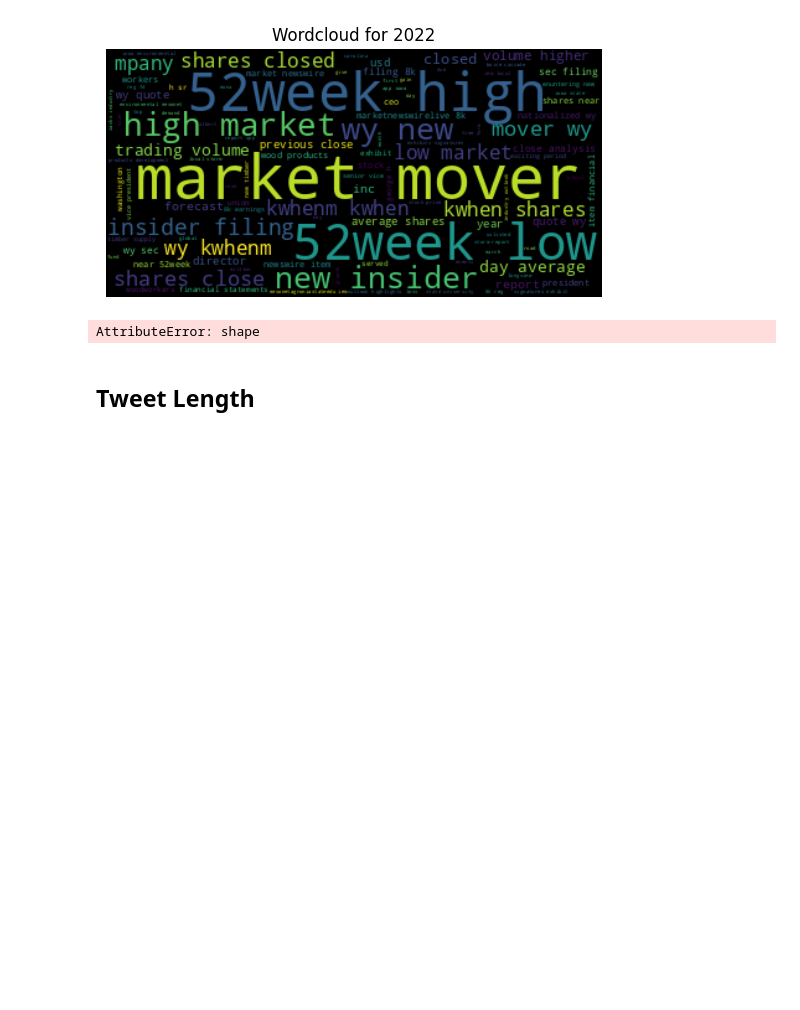
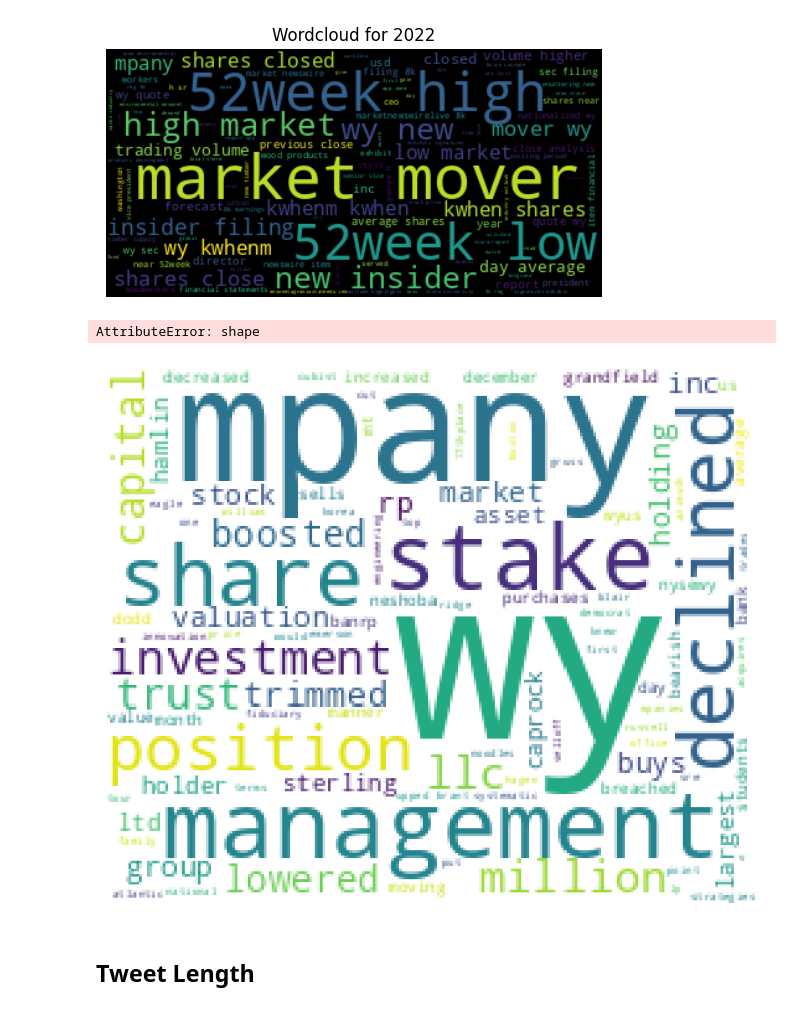
Before and after one commit to JoseAngelGarciaSanchez/overperforming-58-energy-stocks, a Jupyter notebook: eda.ipynb, the cells around one changed output. Drawn from its saved outputs; the diff is of its cells as text; code cells hidden in the pictures; blank space fills up the shorter version.

```diff
--- a/eda.ipynb
+++ b/eda.ipynb
@@ -68,7 +68,7 @@ for year, mask in zip(years, masks):
 from PIL import Image #importing Image module from PIL package
 
 # We import the twitter logo as a mask
-twitter_logo = Image.open("twitter_logo.png")
+twitter_logo = Image.open("/Users/pepegarcia/Documents/GitHub/NLP_stocks/twitter_logo.png")
 
 # we select all the tweets from 2017 to 2022
 years = [2017,2018,2019,2020,2021,2022]
@@ -90,6 +90,29 @@ for year, mask in zip(years, masks):
     plt.show()
 # %% [output]
 AttributeError: shape
+# %%
+from PIL import Image
+from wordcloud import WordCloud
+import matplotlib.pyplot as plt
+import numpy as np
+def plot_wordcloud(text, max_words=200, stop_words=None, background_image=None, background_color='white', width=800, height=400):
+    if background_image:
+        mask = np.array(Image.open(background_image))
+    wordcloud = WordCloud(stopwords=stop_words, width=width, height=height, background_color=background_color, max_words=max_words, collocations=False, mask=mask)
+    wordcloud.generate(text)
+    plt.figure(figsize=(10,8))
+    plt.imshow(wordcloud)
+    plt.axis("off")
+    plt.show()
+
+tweet_list = tweets.loc[mask,"TweetText"].tolist()
+# join all tweets into a single string
+tweet_string = ' '.join(tweet_list)
+# we have decided to remove the name of the company because is our keyword
+tweet_string = tweet_string.replace("weyerhaeuser", "").replace("co", "")
+plot_wordcloud(tweet_string, stop_words=stop_words, background_image="/Users/pepegarcia/Documents/GitHub/NLP_stocks/twitter_logo.png")
+# %% [output]
+[figure, added]
 # %% [markdown]
 ## Tweet Length
 # %%
```
